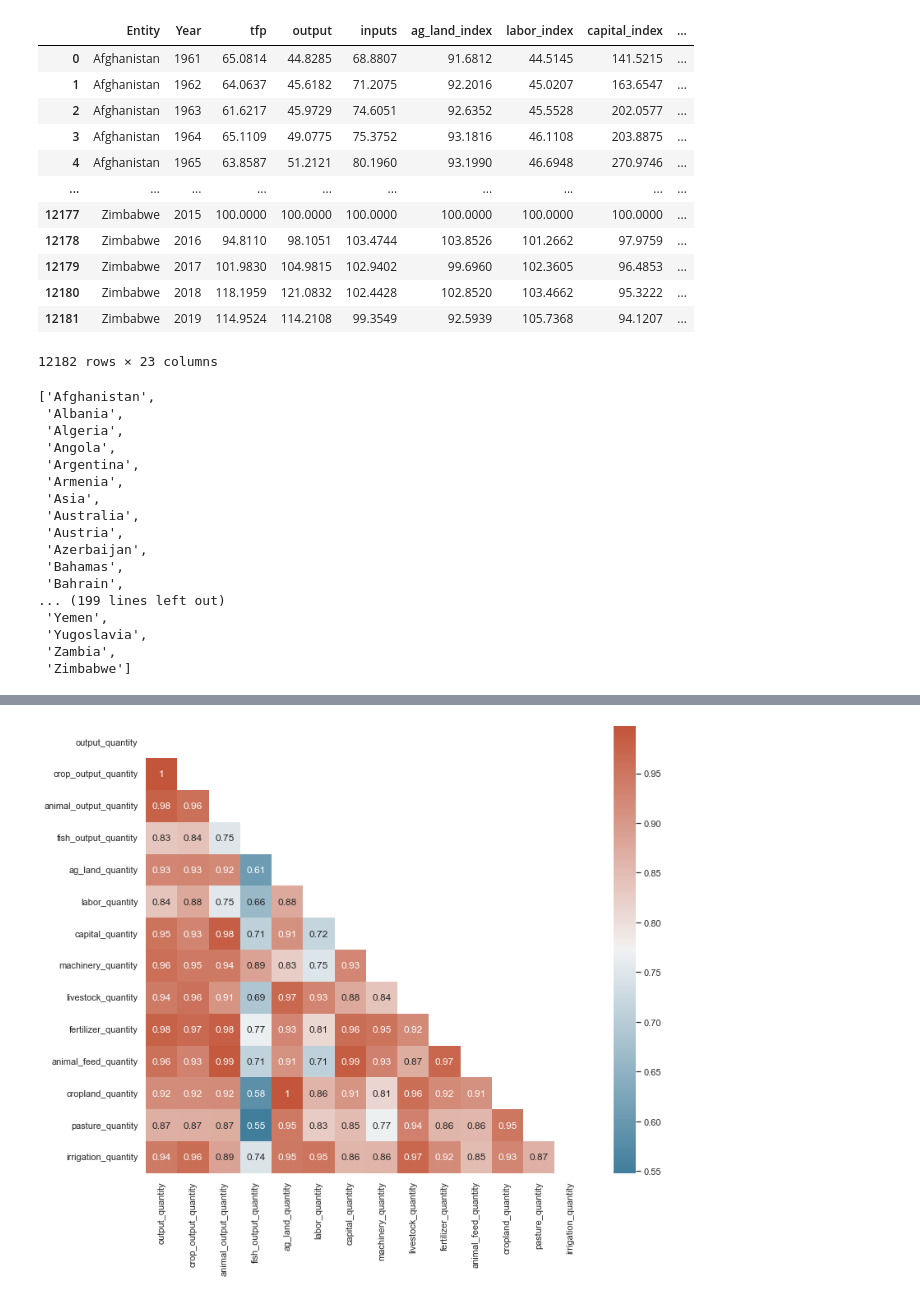
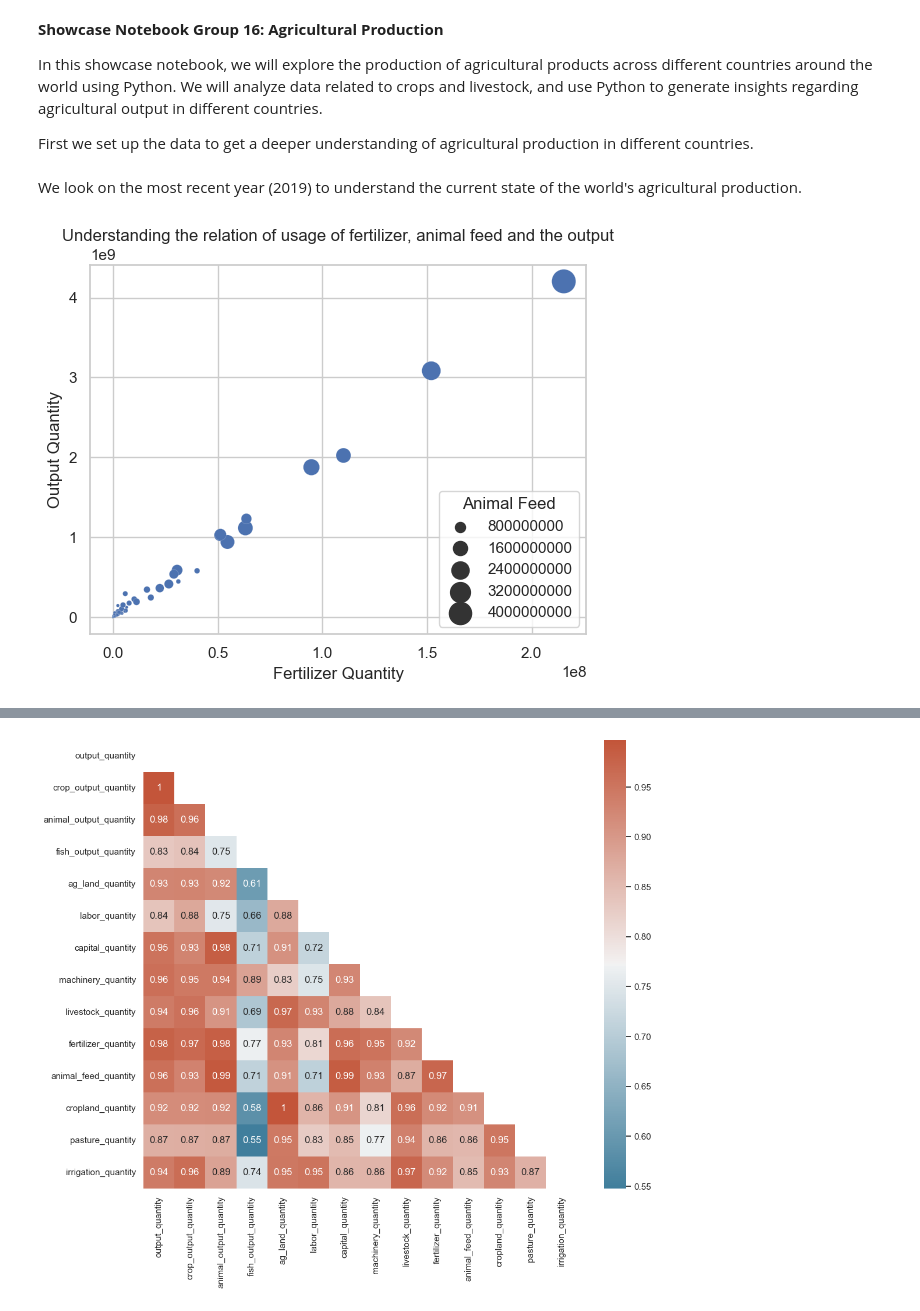
Before and after one commit to InesDew/NOVA-Agros, a Jupyter notebook: Showcase_group_16.ipynb, the cells around one changed output, grey strips where cells are left out. Drawn from its saved outputs; the diff is of its cells as text; code cells hidden in the pictures.

Commit message:
formatted Notebook and applied PEP8

```diff
--- a/Showcase_group_16.ipynb
+++ b/Showcase_group_16.ipynb
@@ -1,3 +1,9 @@
+# %% [markdown]
+**Showcase Notebook Group 16: Agricultural Production**
+
+In this showcase notebook, we will explore the production of agricultural products across different countries around the world using Python. We will analyze data related to crops and livestock, and use Python to generate insights regarding agricultural output in different countries.
+
+First we set up the data to get a deeper understanding of agricultural production in different countries.
 # %%
 import sys
 sys.path.append('class/')
@@ -9,39 +15,10 @@ obj = Agros()
 
 # Method 1
 obj.data_setup()
-obj.data
-# %% [output]
-|  | Entity | Year | tfp | output | inputs | ag_land_index | labor_index | capital_index | ... |
-| 0 | Afghanistan | 1961 | 65.0814 | 44.8285 | 68.8807 | 91.6812 | 44.5145 | 141.5215 | ... |
-| 1 | Afghanistan | 1962 | 64.0637 | 45.6182 | 71.2075 | 92.2016 | 45.0207 | 163.6547 | ... |
-| 2 | Afghanistan | 1963 | 61.6217 | 45.9729 | 74.6051 | 92.6352 | 45.5528 | 202.0577 | ... |
-| 3 | Afghanistan | 1964 | 65.1109 | 49.0775 | 75.3752 | 93.1816 | 46.1108 | 203.8875 | ... |
-| 4 | Afghanistan | 1965 | 63.8587 | 51.2121 | 80.1960 | 93.1990 | 46.6948 | 270.9746 | ... |
-| ... | ... | ... | ... | ... | ... | ... | ... | ... | ... |
-| 12177 | Zimbabwe | 2015 | 100.0000 | 100.0000 | 100.0000 | 100.0000 | 100.0000 | 100.0000 | ... |
-| 12178 | Zimbabwe | 2016 | 94.8110 | 98.1051 | 103.4744 | 103.8526 | 101.2662 | 97.9759 | ... |
-| 12179 | Zimbabwe | 2017 | 101.9830 | 104.9815 | 102.9402 | 99.6960 | 102.3605 | 96.4853 | ... |
-| 12180 | Zimbabwe | 2018 | 118.1959 | 121.0832 | 102.4428 | 102.8520 | 103.4662 | 95.3222 | ... |
-| 12181 | Zimbabwe | 2019 | 114.9524 | 114.2108 | 99.3549 | 92.5939 | 105.7368 | 94.1207 | ... |
-12182 rows × 23 columns
+# %% [markdown]
+We look on the most recent year (2019) to understand the current state of the world's agricultural production.
 # %%
-# Method 2
-obj.country_list()
+# Method 6
+obj.gapminder(2019)
 # %% [output]
-['Afghanistan',
- 'Albania',
- 'Algeria',
- 'Angola',
- 'Argentina',
- 'Armenia',
- 'Asia',
- 'Australia',
- 'Austria',
- 'Azerbaijan',
- 'Bahamas',
- 'Bahrain',
-... (199 lines left out)
- 'Yemen',
- 'Yugoslavia',
- 'Zambia',
- 'Zimbabwe']
+[figure, added]
```
Also changed, not shown: parts of 10 cells of this notebook, 1 other file.
